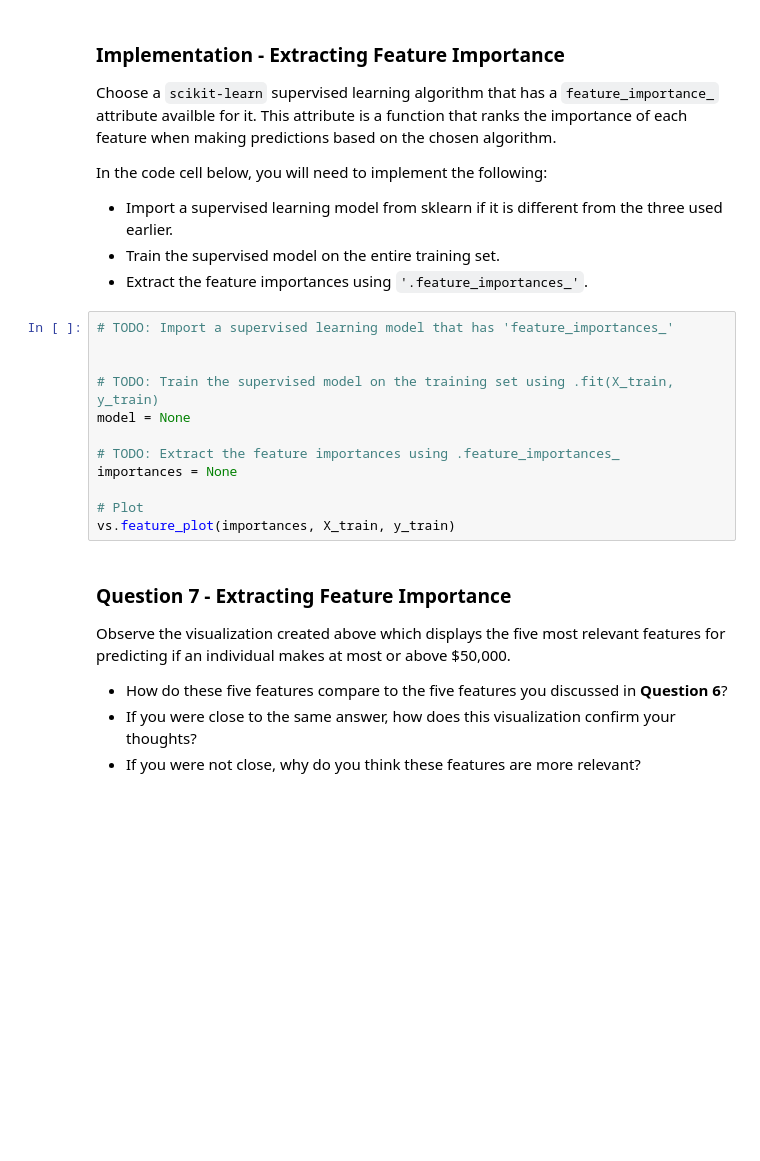
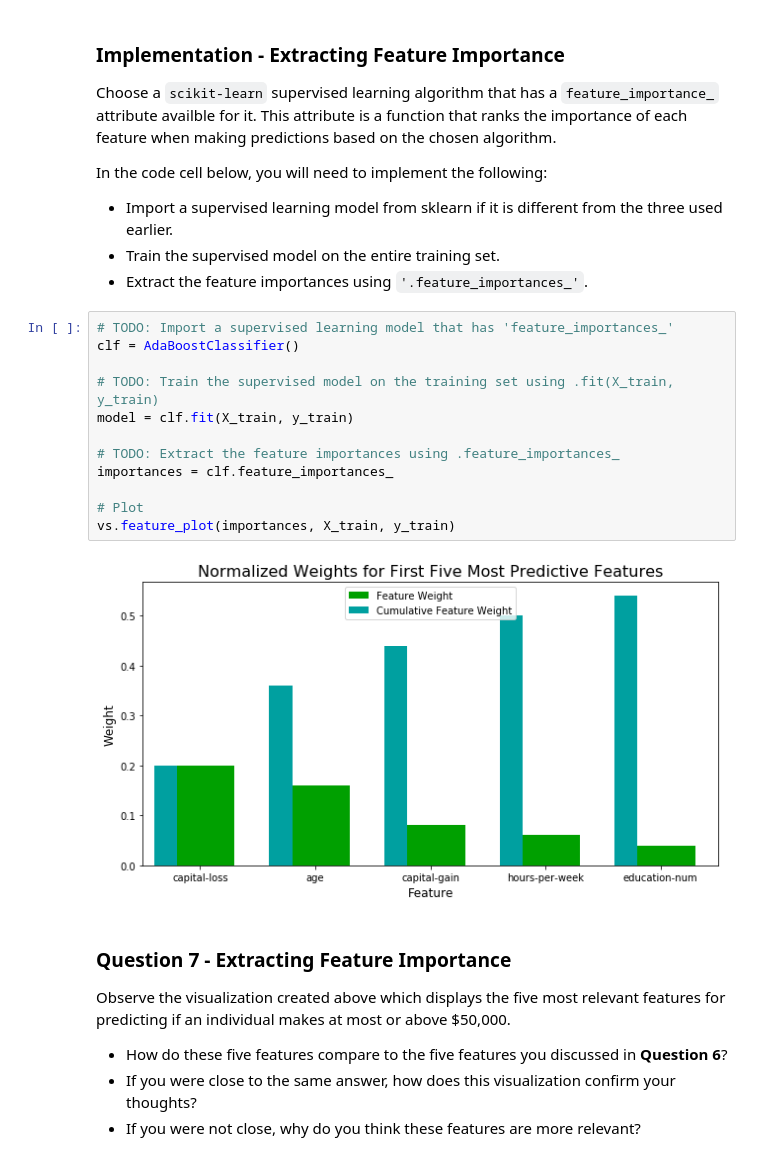
Before and after one commit to felipelfb/machine-learning, a Jupyter notebook: projects/finding_donors/finding_donors.ipynb, the cells around one changed output. Saved outputs shown, nothing was run; the diff lists cells and outputs as text; blank space fills up the shorter version.

```diff
--- a/projects/finding_donors/finding_donors.ipynb
+++ b/projects/finding_donors/finding_donors.ipynb
@@ -564,16 +572,18 @@ In the code cell below, you will need to implement the following:
  - Extract the feature importances using `'.feature_importances_'`.
 # %%
 # TODO: Import a supervised learning model that has 'feature_importances_'
-
+clf = AdaBoostClassifier()
 
 # TODO: Train the supervised model on the training set using .fit(X_train, y_train)
-model = None
+model = clf.fit(X_train, y_train)
 
 # TODO: Extract the feature importances using .feature_importances_
-importances = None
+importances = clf.feature_importances_
 
 # Plot
 vs.feature_plot(importances, X_train, y_train)
+# %% [output]
+[figure, added]
 # %% [markdown]
 ### Question 7 - Extracting Feature Importance
 
```
Also changed, not shown: parts of 18 cells of this notebook, 1 other file.
